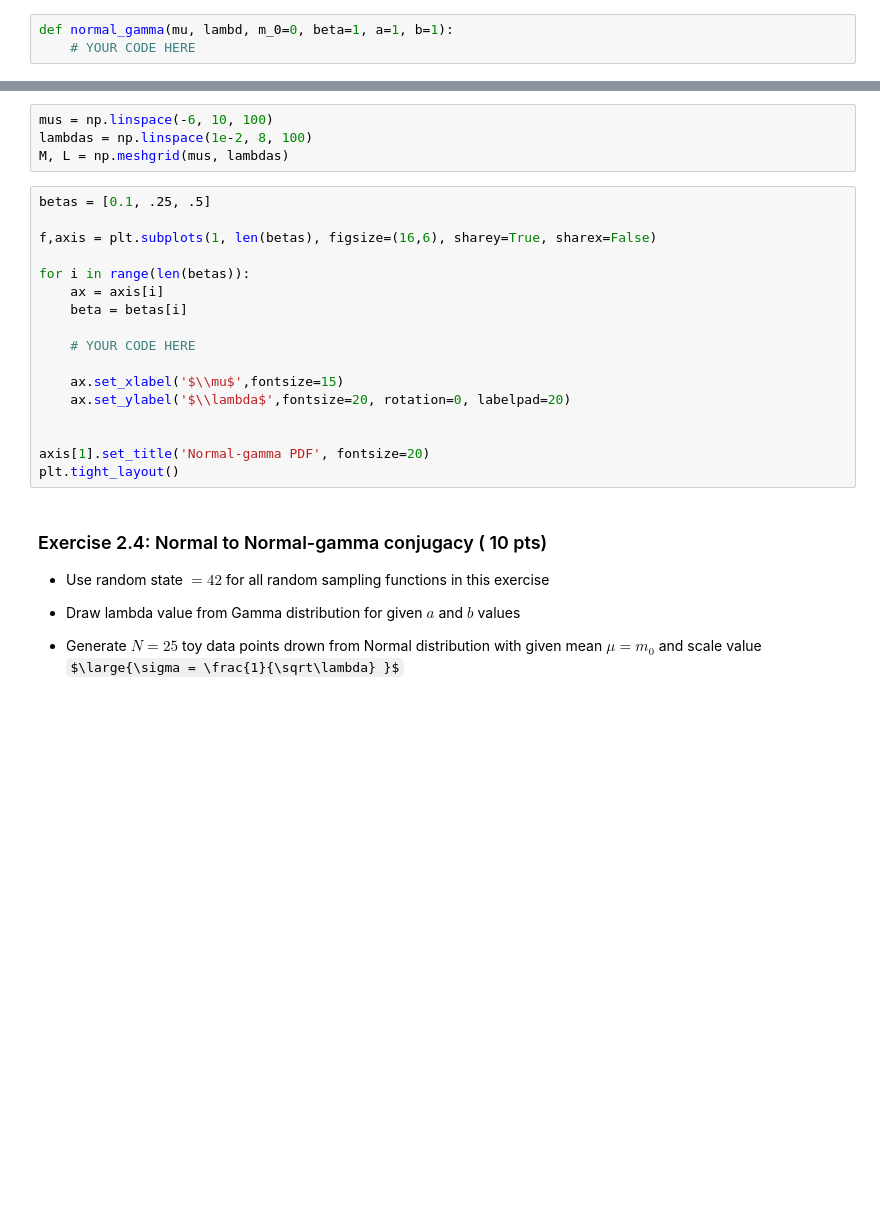
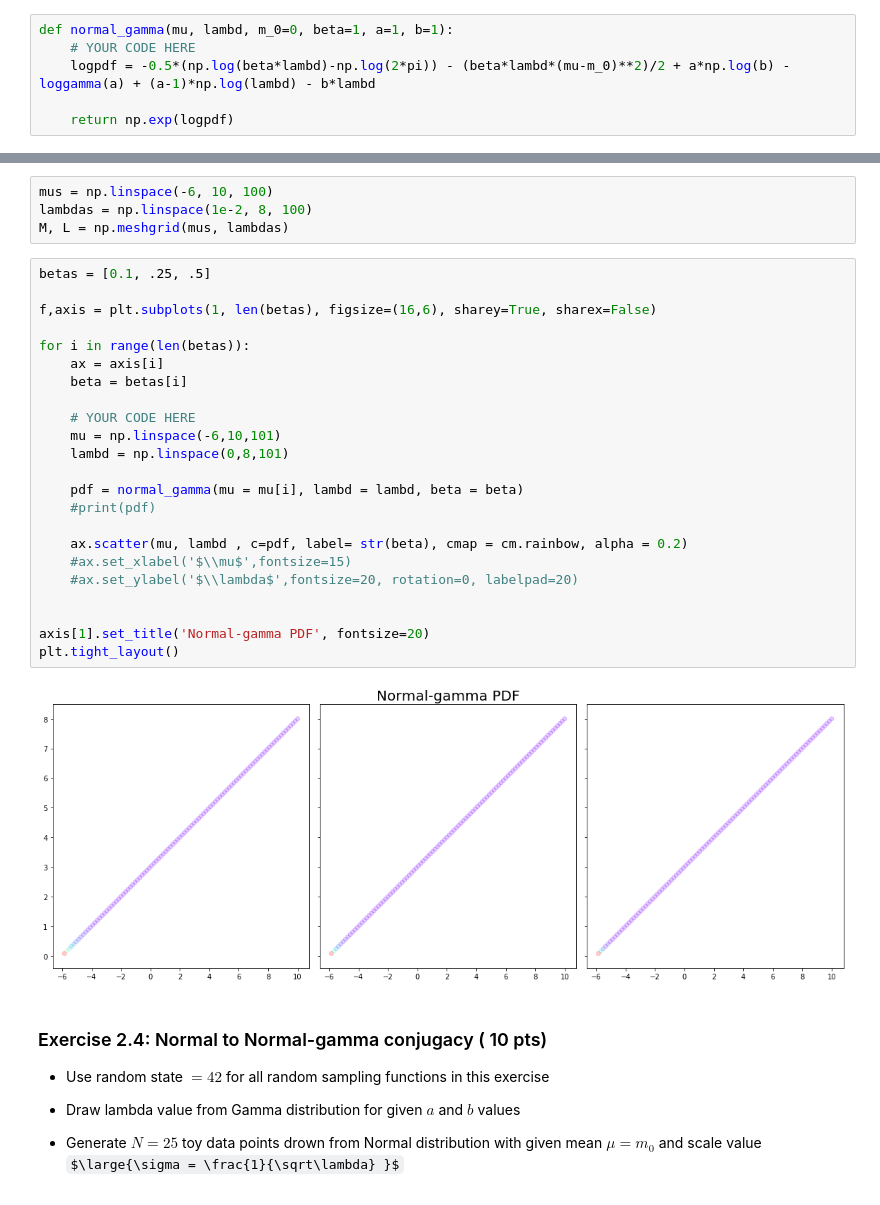
Before and after one commit to toristvan/BAP, a Jupyter notebook: HW4/BAP_HW_4.ipynb, the cells around one changed output, grey strips where cells are left out. Cells and saved outputs as stored; diff of their text form; some formulas as TeX source; blank space fills up the shorter version.

```diff
--- a/HW4/BAP_HW_4.ipynb
+++ b/HW4/BAP_HW_4.ipynb
@@ -174,6 +201,9 @@ $$\boxed{\lrg{\text{NormGam}(\mu,\lambda | m,\beta,a,b)=
 # %%
 def normal_gamma(mu, lambd, m_0=0, beta=1, a=1, b=1):
     # YOUR CODE HERE
+    logpdf = -0.5*(np.log(beta*lambd)-np.log(2*pi)) - (beta*lambd*(mu-m_0)**2)/2 + a*np.log(b) - loggamma(a) + (a-1)*np.log(lambd) - b*lambd
+
+    return np.exp(logpdf)
 # %% [markdown]
 ### Exercise 2.3: Normal-gamma density plot (10 pts)
 
@@ -191,20 +221,28 @@ M, L = np.meshgrid(mus, lambdas)
 # %%
 betas = [0.1, .25, .5]
 
 f,axis = plt.subplots(1, len(betas), figsize=(16,6), sharey=True, sharex=False)
 
 for i in range(len(betas)):
     ax = axis[i]
     beta = betas[i]
 
     # YOUR CODE HERE
+    mu = np.linspace(-6,10,101)
+    lambd = np.linspace(0,8,101)
 
-    ax.set_xlabel('$\\mu$',fontsize=15)
-    ax.set_ylabel('$\\lambda$',fontsize=20, rotation=0, labelpad=20)
+    pdf = normal_gamma(mu = mu[i], lambd = lambd, beta = beta)
+    #print(pdf)
+
+    ax.scatter(mu, lambd , c=pdf, label= str(beta), cmap = cm.rainbow, alpha = 0.2)
+    #ax.set_xlabel('$\\mu$',fontsize=15)
+    #ax.set_ylabel('$\\lambda$',fontsize=20, rotation=0, labelpad=20)
 
 
 axis[1].set_title('Normal-gamma PDF', fontsize=20)
 plt.tight_layout()
+# %% [output]
+[figure, added]
 # %% [markdown]
 ### Exercise 2.4: Normal to Normal-gamma conjugacy ( 10 pts)
 
```
Also changed, not shown: parts of 8 cells of this notebook.
